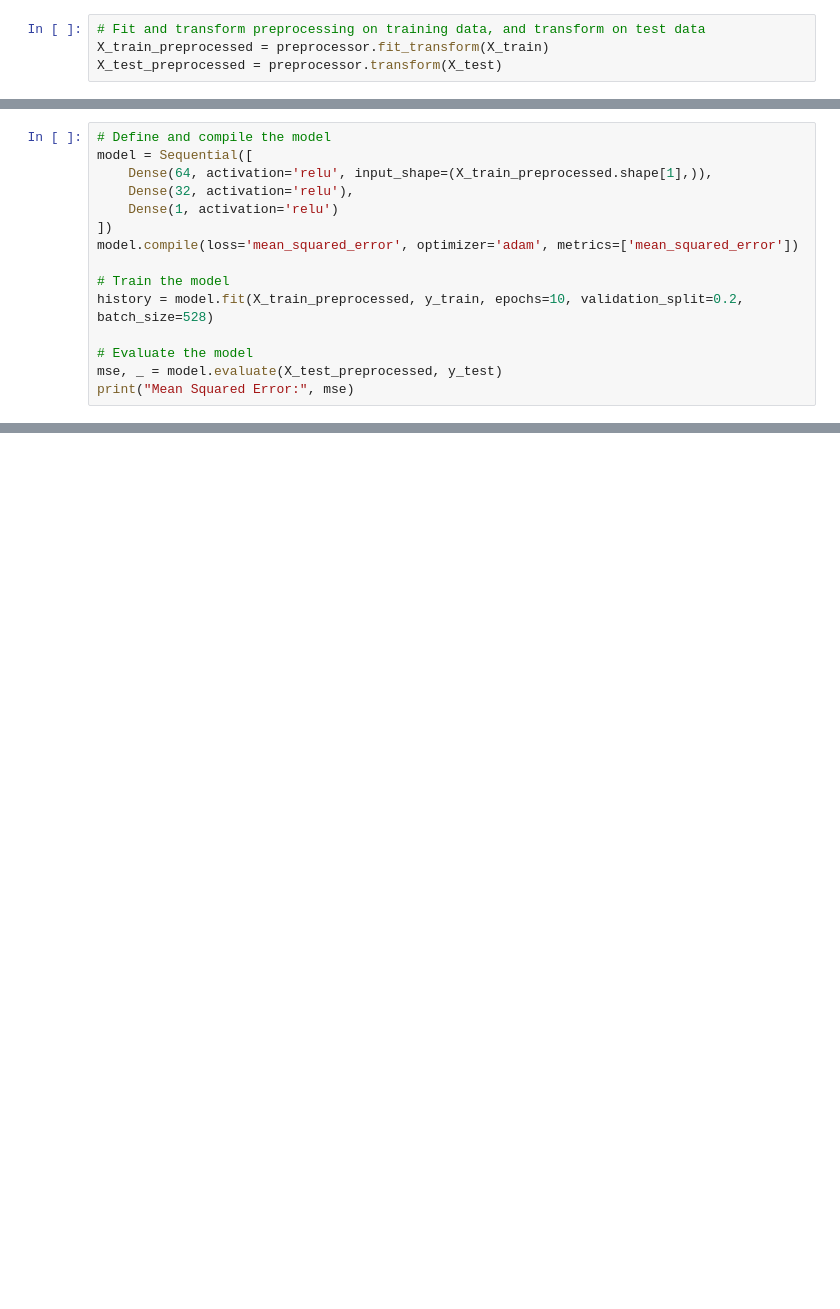
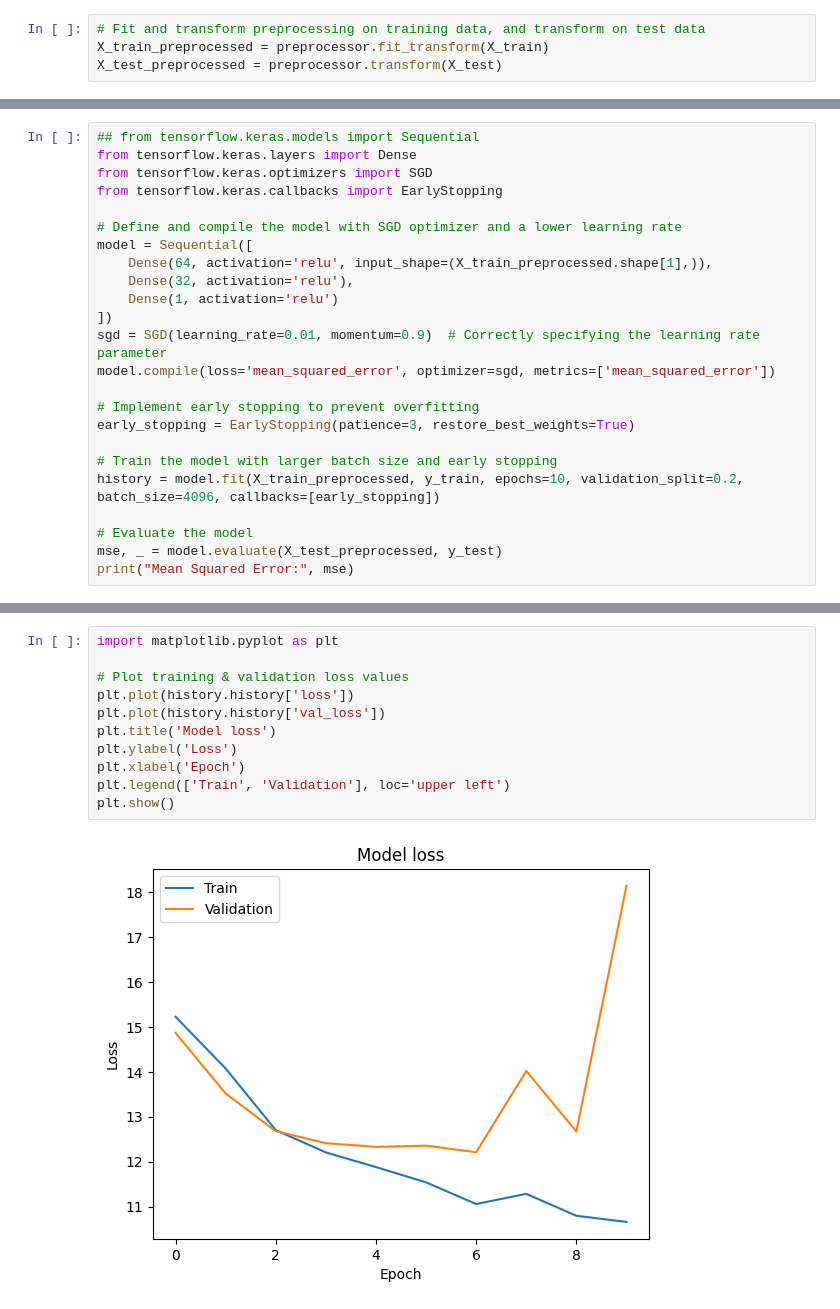
Before and after one commit to Marina-01/ComputingBooks, a Jupyter notebook: tensorflowrecommend.ipynb, the cells around one changed output, grey strips where cells are left out. Saved outputs shown, nothing was run; the diff lists cells and outputs as text; blank space fills up the shorter version.

Commit message:
Kaggle Notebook | notebookc670c84e16 | final model update

```diff
--- a/tensorflowrecommend.ipynb
+++ b/tensorflowrecommend.ipynb
@@ -107,14 +114,23 @@ X_test_preprocessed = preprocessor.transform(X_test)
 # %%
-# Define and compile the model
+## from tensorflow.keras.models import Sequential
+from tensorflow.keras.layers import Dense
+from tensorflow.keras.optimizers import SGD
+from tensorflow.keras.callbacks import EarlyStopping
+
+# Define and compile the model with SGD optimizer and a lower learning rate
 model = Sequential([
     Dense(64, activation='relu', input_shape=(X_train_preprocessed.shape[1],)),
     Dense(32, activation='relu'),
     Dense(1, activation='relu')
 ])
-model.compile(loss='mean_squared_error', optimizer='adam', metrics=['mean_squared_error'])
+sgd = SGD(learning_rate=0.01, momentum=0.9)  # Correctly specifying the learning rate parameter
+model.compile(loss='mean_squared_error', optimizer=sgd, metrics=['mean_squared_error'])
 
-# Train the model
-history = model.fit(X_train_preprocessed, y_train, epochs=10, validation_split=0.2, batch_size=528)
+# Implement early stopping to prevent overfitting
+early_stopping = EarlyStopping(patience=3, restore_best_weights=True)
+
+# Train the model with larger batch size and early stopping
+history = model.fit(X_train_preprocessed, y_train, epochs=10, validation_split=0.2, batch_size=4096, callbacks=[early_stopping])
 
 # Evaluate the model
 mse, _ = model.evaluate(X_test_preprocessed, y_test)
@@ -139,0 +156,13 @@ Mean Squared Error: 16.303211212158203
+# %%
+import matplotlib.pyplot as plt
+
+# Plot training & validation loss values
+plt.plot(history.history['loss'])
+plt.plot(history.history['val_loss'])
+plt.title('Model loss')
+plt.ylabel('Loss')
+plt.xlabel('Epoch')
+plt.legend(['Train', 'Validation'], loc='upper left')
+plt.show()
+# %% [output]
+[figure, added]
```
Also changed, not shown: parts of 15 cells of this notebook.
